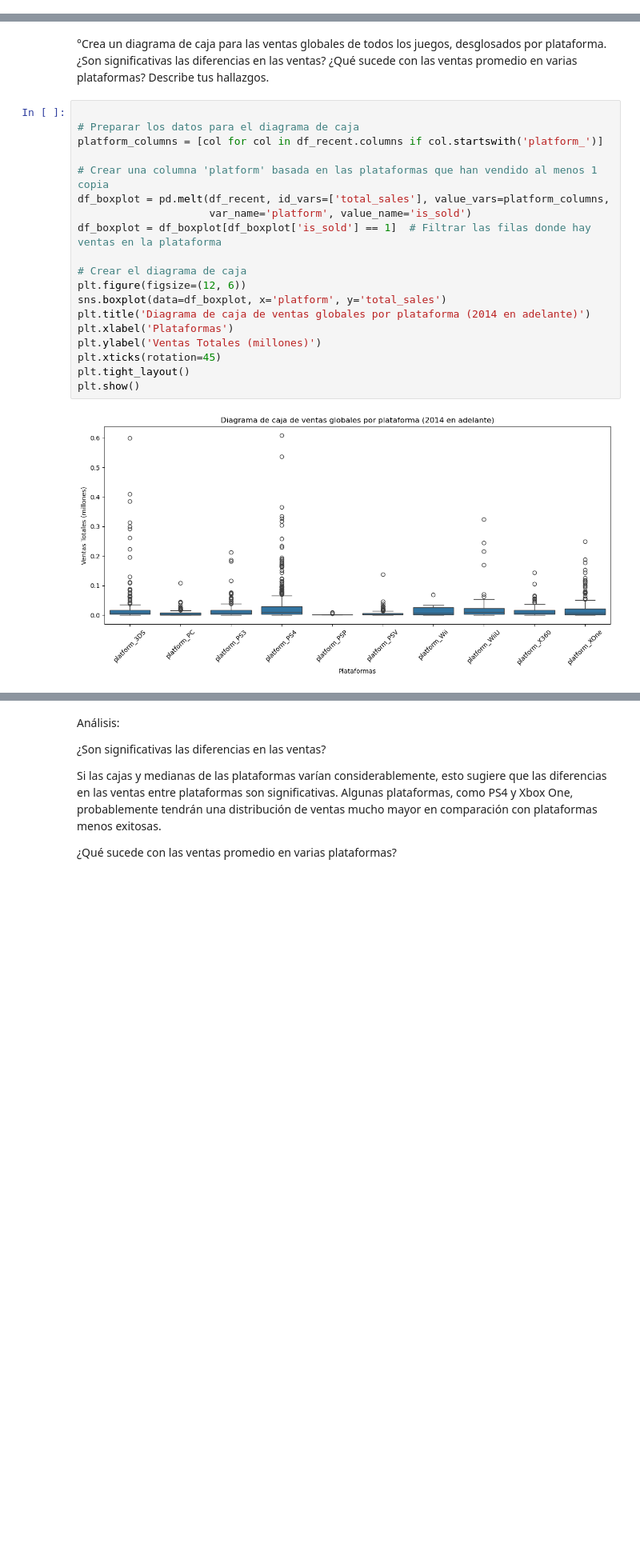
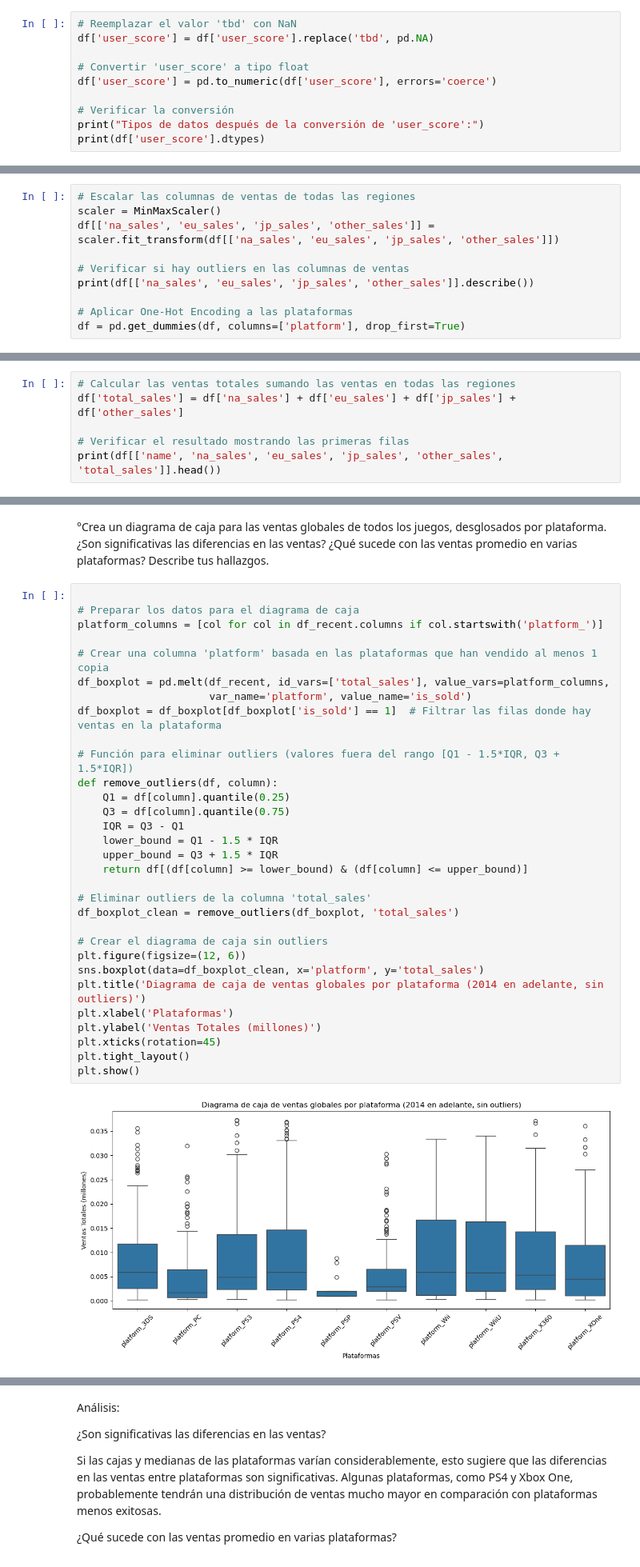
Before and after one commit to USSACKE69/videogames, a Jupyter notebook: videogames_analysis.ipynb, the cells around one changed output, grey strips where cells are left out. Shown at 80% size. Drawn from its saved outputs; the diff is of its cells as text; blank space fills up the shorter version.

Commit message:
Revisión 1: Ajustes en pruebas de hipótesis, diagrama de caja y análisis de plataformas

```diff
--- a/videogames_analysis.ipynb
+++ b/videogames_analysis.ipynb
@@ -37,0 +184,10 @@ print(df.head())
+# %%
+# Reemplazar el valor 'tbd' con NaN
+df['user_score'] = df['user_score'].replace('tbd', pd.NA)
+
+# Convertir 'user_score' a tipo float
+df['user_score'] = pd.to_numeric(df['user_score'], errors='coerce')
+
+# Verificar la conversión
+print("Tipos de datos después de la conversión de 'user_score':")
+print(df['user_score'].dtypes)
@@ -37,0 +284,10 @@ print(df.head())
+# %%
+# Escalar las columnas de ventas de todas las regiones
+scaler = MinMaxScaler()
+df[['na_sales', 'eu_sales', 'jp_sales', 'other_sales']] = scaler.fit_transform(df[['na_sales', 'eu_sales', 'jp_sales', 'other_sales']])
+
+# Verificar si hay outliers en las columnas de ventas
+print(df[['na_sales', 'eu_sales', 'jp_sales', 'other_sales']].describe())
+
+# Aplicar One-Hot Encoding a las plataformas
+df = pd.get_dummies(df, columns=['platform'], drop_first=True)
@@ -37,0 +311,6 @@ print(df.head())
+# %%
+# Calcular las ventas totales sumando las ventas en todas las regiones
+df['total_sales'] = df['na_sales'] + df['eu_sales'] + df['jp_sales'] + df['other_sales']
+
+# Verificar el resultado mostrando las primeras filas
+print(df[['name', 'na_sales', 'eu_sales', 'jp_sales', 'other_sales', 'total_sales']].head())
@@ -767,21 +1107,33 @@ Para 2017, aunque no haya plataformas en crecimiento, las plataformas PS4 y Xbox
 # %%
 
 # Preparar los datos para el diagrama de caja
 platform_columns = [col for col in df_recent.columns if col.startswith('platform_')]
 
 # Crear una columna 'platform' basada en las plataformas que han vendido al menos 1 copia
 df_boxplot = pd.melt(df_recent, id_vars=['total_sales'], value_vars=platform_columns,
                      var_name='platform', value_name='is_sold')
 df_boxplot = df_boxplot[df_boxplot['is_sold'] == 1]  # Filtrar las filas donde hay ventas en la plataforma
 
-# Crear el diagrama de caja
+# Función para eliminar outliers (valores fuera del rango [Q1 - 1.5*IQR, Q3 + 1.5*IQR])
+def remove_outliers(df, column):
+    Q1 = df[column].quantile(0.25)
+    Q3 = df[column].quantile(0.75)
+    IQR = Q3 - Q1
+    lower_bound = Q1 - 1.5 * IQR
+    upper_bound = Q3 + 1.5 * IQR
+    return df[(df[column] >= lower_bound) & (df[column] <= upper_bound)]
+
+# Eliminar outliers de la columna 'total_sales'
+df_boxplot_clean = remove_outliers(df_boxplot, 'total_sales')
+
+# Crear el diagrama de caja sin outliers
 plt.figure(figsize=(12, 6))
-sns.boxplot(data=df_boxplot, x='platform', y='total_sales')
-plt.title('Diagrama de caja de ventas globales por plataforma (2014 en adelante)')
+sns.boxplot(data=df_boxplot_clean, x='platform', y='total_sales')
+plt.title('Diagrama de caja de ventas globales por plataforma (2014 en adelante, sin outliers)')
 plt.xlabel('Plataformas')
 plt.ylabel('Ventas Totales (millones)')
 plt.xticks(rotation=45)
 plt.tight_layout()
 plt.show()
 # %% [output]
-[figure, old version]
+[figure, new version]
```
Also changed, not shown: parts of 50 cells of this notebook, 1 other file.
